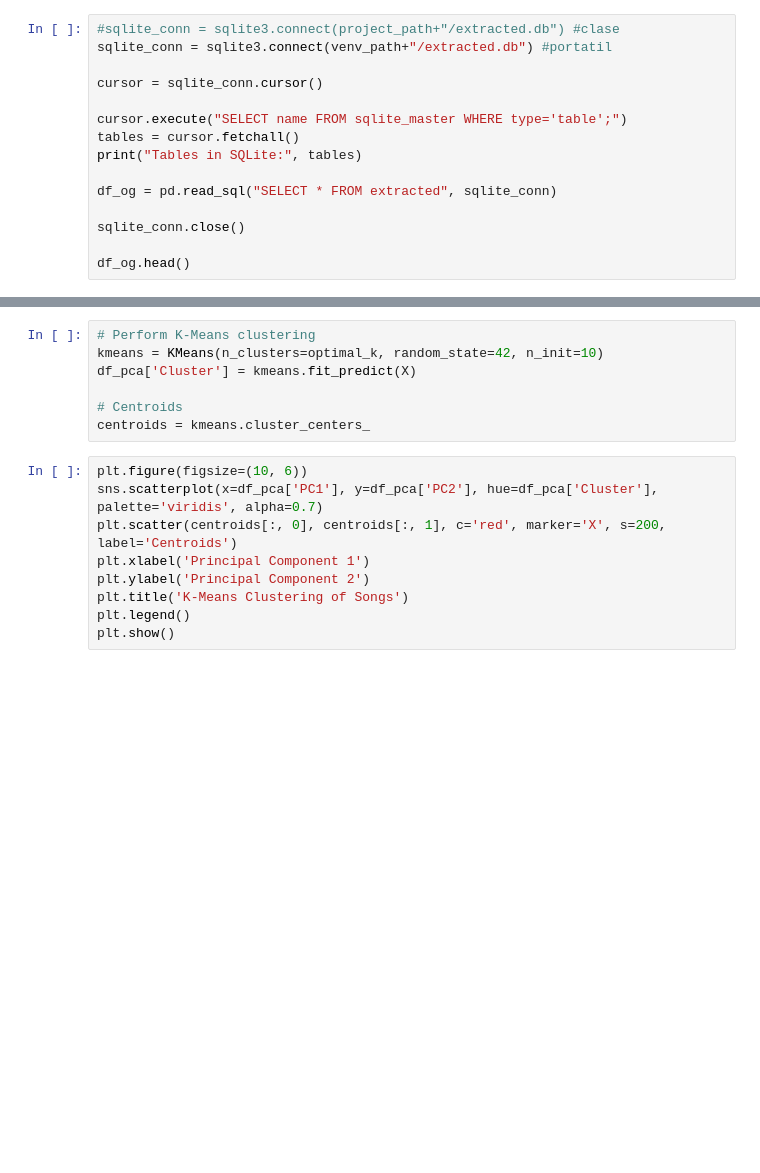
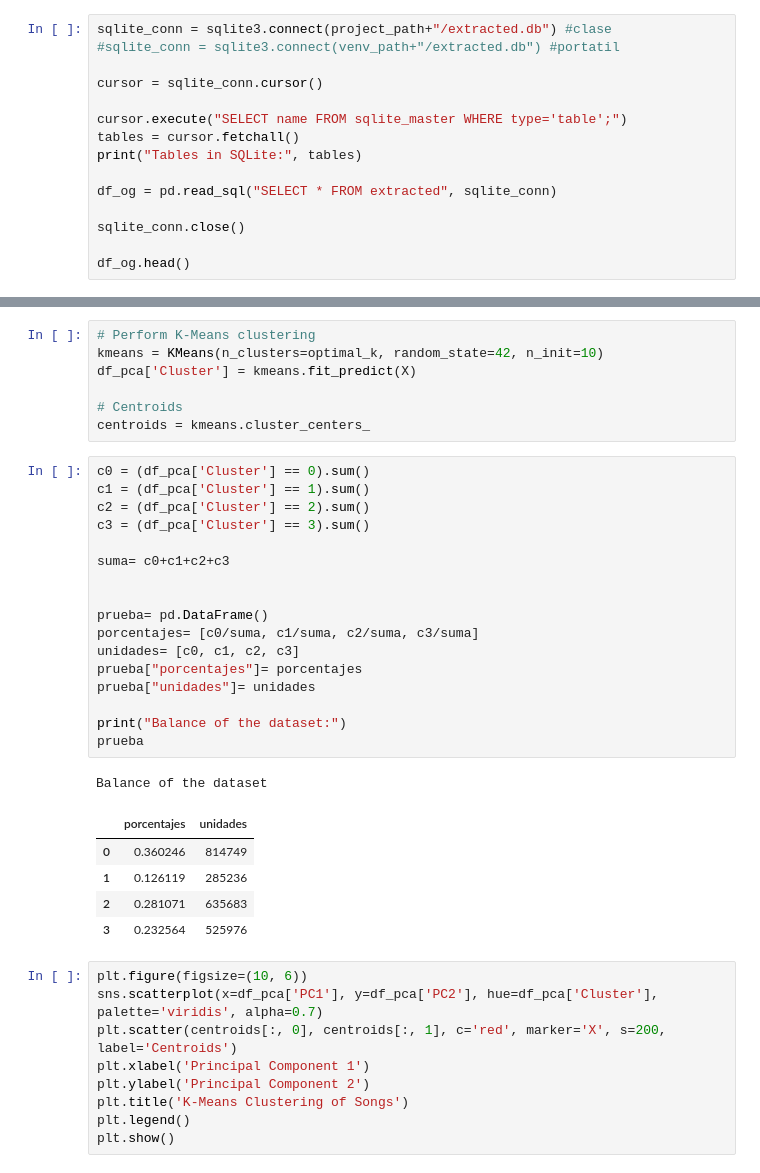
Before and after one commit to enekobarod/Suggestify, a Jupyter notebook: Suggestify/obsoletos/Suggestify.ipynb, the cells around one changed output, grey strips where cells are left out. Cells and saved outputs as stored; diff of their text form; blank space fills up the shorter version.

```diff
--- a/Suggestify/obsoletos/Suggestify.ipynb
+++ b/Suggestify/obsoletos/Suggestify.ipynb
@@ -39,8 +39,8 @@ venv_path = os.path.dirname(os.path.dirname(sys.executable))
 #conseguir direccion del proyecto, donde esta la bd
 project_path = os.path.dirname(venv_path)
 # %%
-#sqlite_conn = sqlite3.connect(project_path+"/extracted.db") #clase
-sqlite_conn = sqlite3.connect(venv_path+"/extracted.db") #portatil
+sqlite_conn = sqlite3.connect(project_path+"/extracted.db") #clase
+#sqlite_conn = sqlite3.connect(venv_path+"/extracted.db") #portatil
 
 cursor = sqlite_conn.cursor()
 
@@ -427,6 +427,30 @@ df_pca['Cluster'] = kmeans.fit_predict(X)
 
 # Centroids
 centroids = kmeans.cluster_centers_
+# %%
+c0 = (df_pca['Cluster'] == 0).sum()
+c1 = (df_pca['Cluster'] == 1).sum()
+c2 = (df_pca['Cluster'] == 2).sum()
+c3 = (df_pca['Cluster'] == 3).sum()
+
+suma= c0+c1+c2+c3
+
+
+prueba= pd.DataFrame()
+porcentajes= [c0/suma, c1/suma, c2/suma, c3/suma]
+unidades= [c0, c1, c2, c3]
+prueba["porcentajes"]= porcentajes
+prueba["unidades"]= unidades
+
+print("Balance of the dataset:")
+prueba
+# %% [output]
+Balance of the dataset
+|  | porcentajes | unidades |
+| 0 | 0.360246 | 814749 |
+| 1 | 0.126119 | 285236 |
+| 2 | 0.281071 | 635683 |
+| 3 | 0.232564 | 525976 |
 # %%
 plt.figure(figsize=(10, 6))
 sns.scatterplot(x=df_pca['PC1'], y=df_pca['PC2'], hue=df_pca['Cluster'], palette='viridis', alpha=0.7)
```
Also changed, not shown: parts of 1 cell of this notebook, 7 other files.
